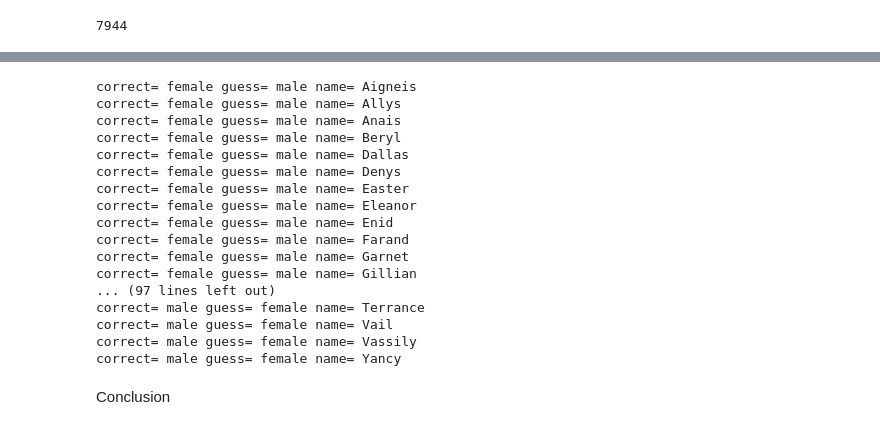
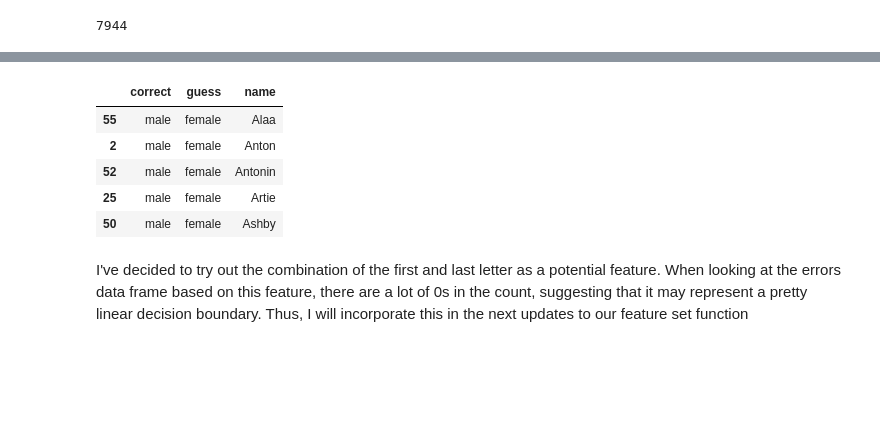
Before and after one commit to klmartin1998/spring2024-data620, a Jupyter notebook: projects/project3/data620_project3.ipynb, the cells around one changed output, grey strips where cells are left out. Drawn from its saved outputs; the diff is of its cells as text; code cells hidden in the pictures; blank space fills up the shorter version.

```diff
--- a/projects/project3/data620_project3.ipynb
+++ b/projects/project3/data620_project3.ipynb
@@ -39,6 +128,6 @@ Name Classifier
 # %%
 def gender_features(word):
-    features = {'last_letter':word[-1], 'first_letter':word[0].lower(),'name_length':len(word)}
+    features = {'last_letter':word[-1], 'first_letter':word[0].lower()}
     return features
 # %%
 featuresets = [(gender_features(n),g) for (n,g) in names]
@@ -93,2 +180,2 @@ pd.set_option('display.max_rows',150)
 # %%
-errors_df.sort_values(by=['correct','name'], ascending=[False,True])
+r2_errors = errors_df.sort_values(by=['correct','name'], ascending=[False,True])
@@ -113,23 +182,11 @@ errors_df.sort_values(by=['correct','name'], ascending=[False,True])
-# %%
-for (tag,guess,name) in sorted(errors):
-    print('correct= %s guess= %s name= %s' % (tag,guess,name))
-# %% [output]
-correct= female guess= male name= Aigneis
-correct= female guess= male name= Allys
-correct= female guess= male name= Anais
-correct= female guess= male name= Beryl
-correct= female guess= male name= Dallas
-correct= female guess= male name= Denys
-correct= female guess= male name= Easter
-correct= female guess= male name= Eleanor
-correct= female guess= male name= Enid
-correct= female guess= male name= Farand
-correct= female guess= male name= Garnet
-correct= female guess= male name= Gillian
-... (97 lines left out)
-correct= male guess= female name= Terrance
-correct= male guess= female name= Vail
-correct= male guess= female name= Vassily
-correct= male guess= female name= Yancy
-# %% [markdown]
-Conclusion
+# %%
+r2_errors.head()
+# %% [output]
+|  | correct | guess | name |
+| 55 | male | female | Alaa |
+| 2 | male | female | Anton |
+| 52 | male | female | Antonin |
+| 25 | male | female | Artie |
+| 50 | male | female | Ashby |
+# %% [markdown]
+I've decided to try out the combination of the first and last letter as a potential feature. When looking at the errors data frame based on this feature, there are a lot of 0s in the count, suggesting that it may represent a pretty linear decision boundary. Thus, I will incorporate this in the next updates to our feature set function
```
Also changed, not shown: parts of 71 cells of this notebook.
